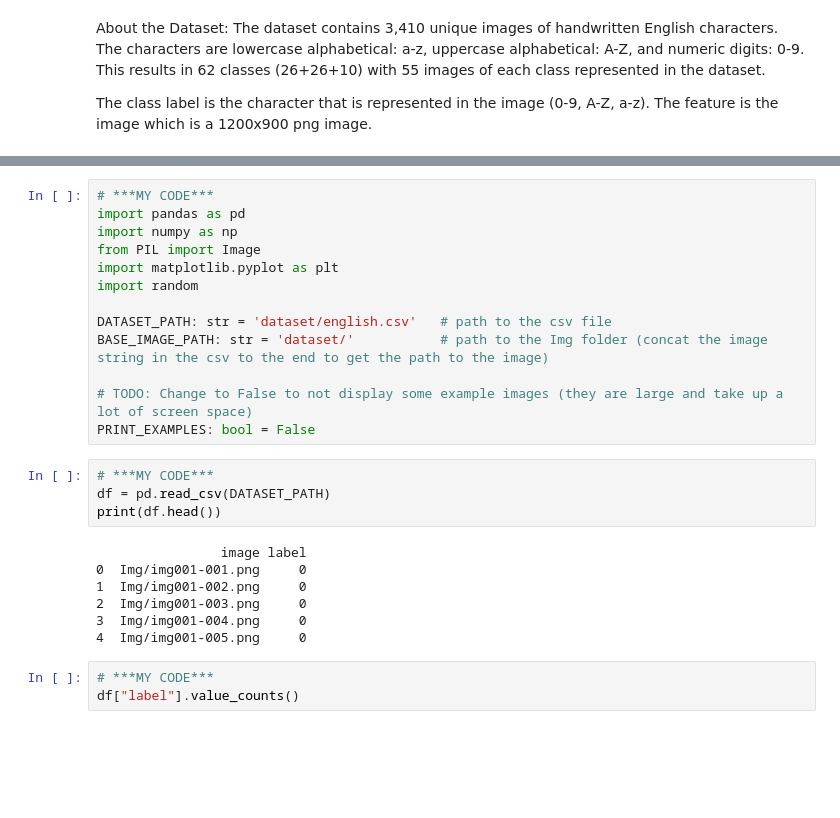
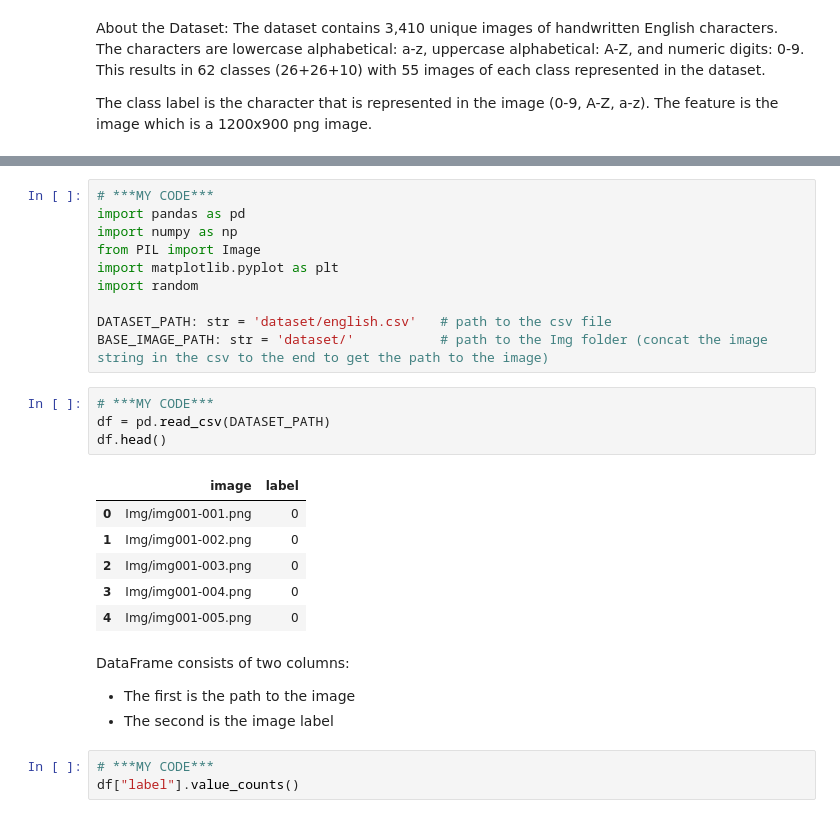
Before and after one commit to hemmerlinaj20/Project1_Phase1, a Jupyter notebook: research.ipynb, the cells around one changed output, grey strips where cells are left out. Drawn from its saved outputs; the diff is of its cells as text; blank space fills up the shorter version.

```diff
--- a/research.ipynb
+++ b/research.ipynb
@@ -33,20 +38,21 @@ import random
 
 DATASET_PATH: str = 'dataset/english.csv'   # path to the csv file
 BASE_IMAGE_PATH: str = 'dataset/'           # path to the Img folder (concat the image string in the csv to the end to get the path to the image)
-
-# TODO: Change to False to not display some example images (they are large and take up a lot of screen space)
-PRINT_EXAMPLES: bool = False
 # %%
 # ***MY CODE***
 df = pd.read_csv(DATASET_PATH)
-print(df.head())
+df.head()
 # %% [output]
-                image label
-0  Img/img001-001.png     0
-1  Img/img001-002.png     0
-2  Img/img001-003.png     0
-3  Img/img001-004.png     0
-4  Img/img001-005.png     0
+|  | image | label |
+| 0 | Img/img001-001.png | 0 |
+| 1 | Img/img001-002.png | 0 |
+| 2 | Img/img001-003.png | 0 |
+| 3 | Img/img001-004.png | 0 |
+| 4 | Img/img001-005.png | 0 |
+# %% [markdown]
+DataFrame consists of two columns:
+- The first is the path to the image
+- The second is the image label
 # %%
 # ***MY CODE***
 df["label"].value_counts()
```
Also changed, not shown: parts of 10 cells of this notebook.
